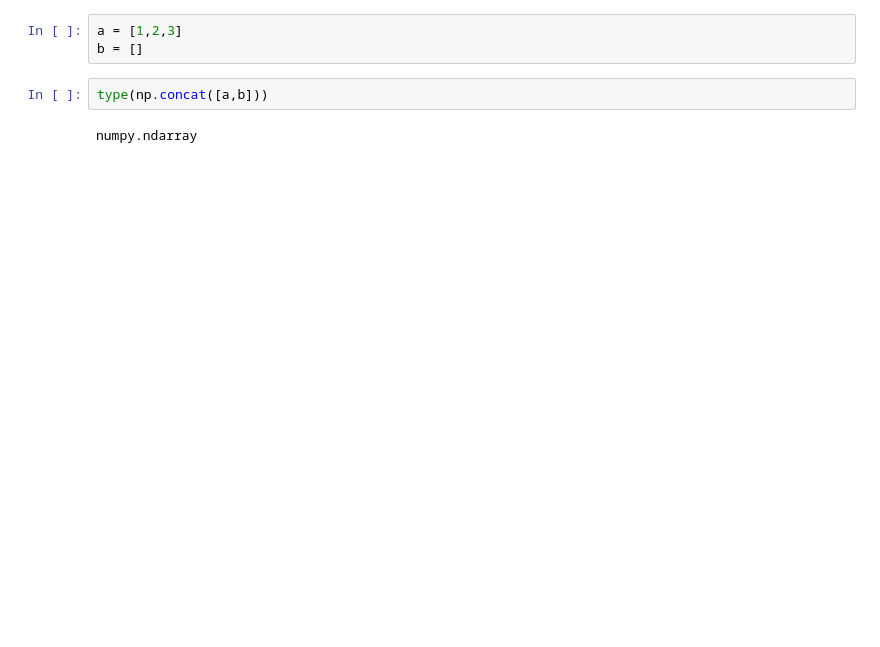
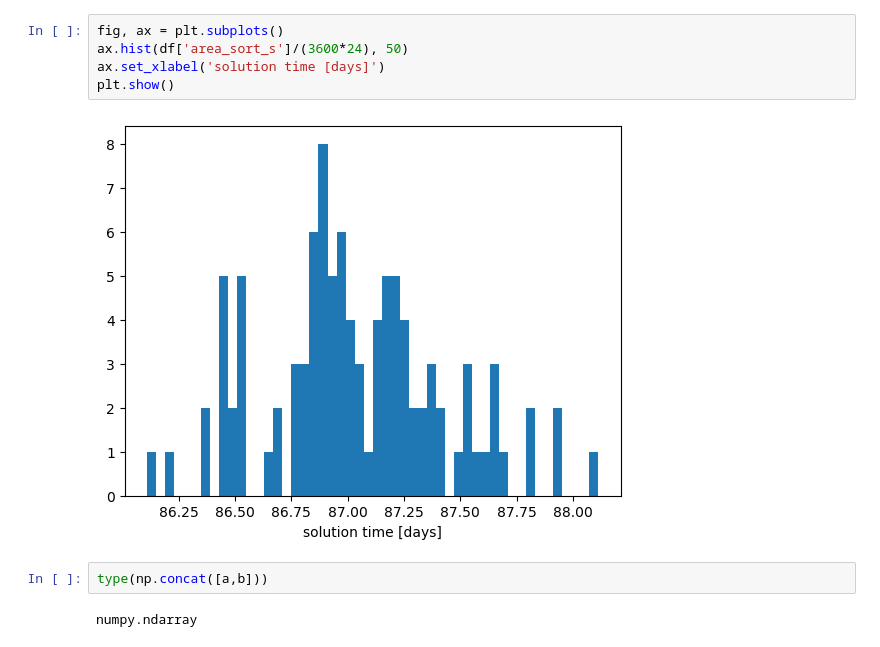
Before and after one commit to cliffplesha/puzzle-solver, a Jupyter notebook: notebook.ipynb, the cells around one changed output. Cells and saved outputs as stored; diff of their text form; blank space fills up the shorter version.

```diff
--- a/notebook.ipynb
+++ b/notebook.ipynb
@@ -60,6 +104,10 @@ plt.show()
 # %%
-a = [1,2,3]
-b = []
+fig, ax = plt.subplots()
+ax.hist(df['area_sort_s']/(3600*24), 50)
+ax.set_xlabel('solution time [days]')
+plt.show()
+# %% [output]
+[figure, added]
 # %%
 type(np.concat([a,b]))
 # %% [output]
```
Also changed, not shown: parts of 32 cells of this notebook, 1 other file.
